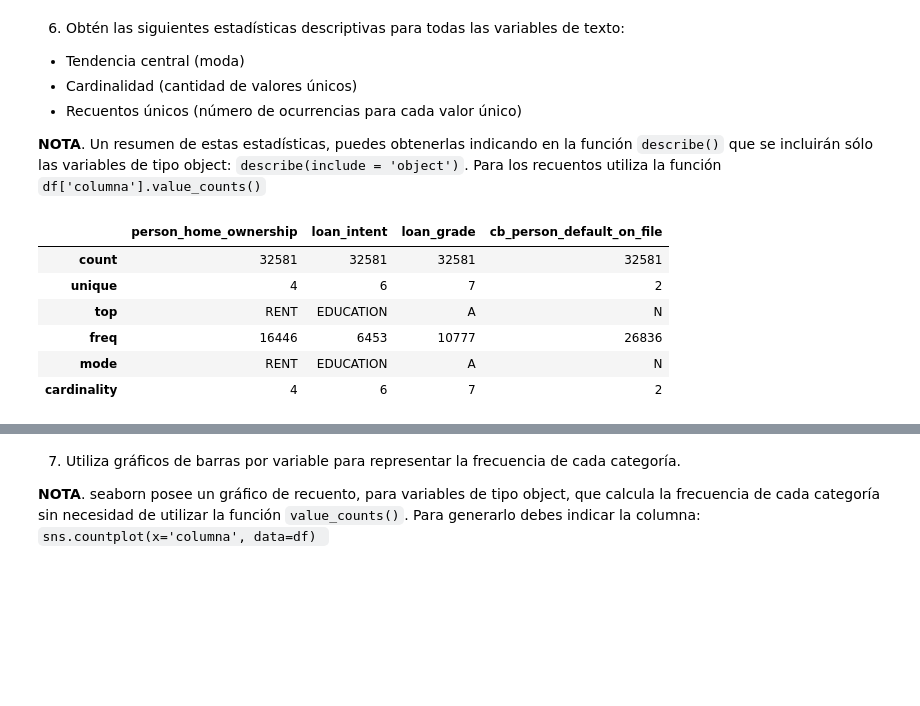
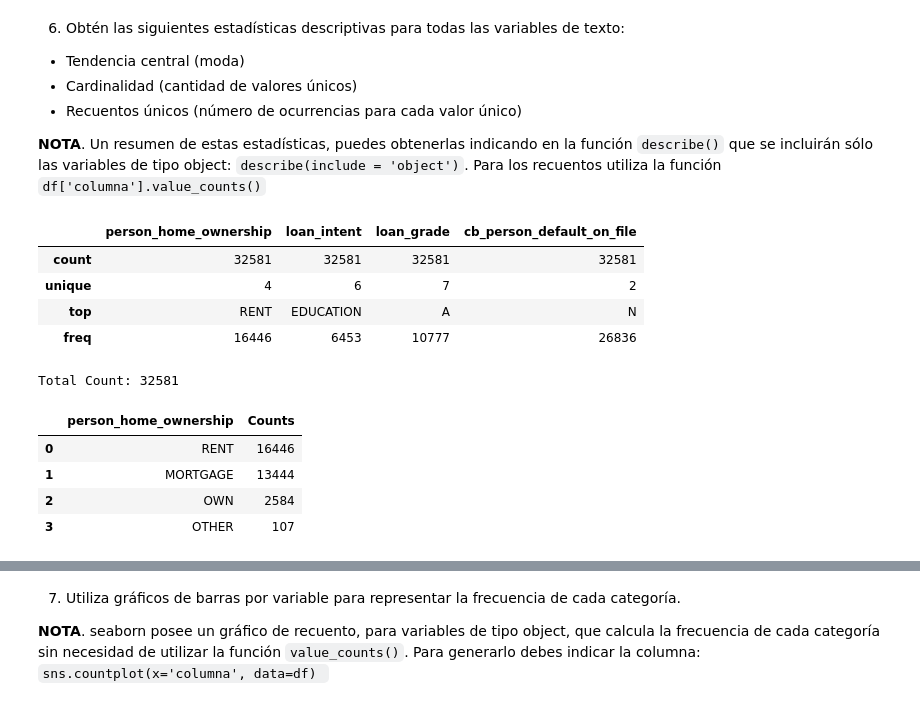
Before and after one commit to GeminiNetSailor/Data-science-and-analytics, a Jupyter notebook: 4.2 Actividad 4. EDA/Actividad4EDA.ipynb, the cells around one changed output, grey strips where cells are left out. Cells and saved outputs as stored; diff of their text form; code cells hidden in the pictures; blank space fills up the shorter version.

Commit message:
Fix and enhance unique counts for question 6 on categorical variable analysis.

```diff
--- a/4.2 Actividad 4. EDA/Actividad4EDA.ipynb
+++ b/4.2 Actividad 4. EDA/Actividad4EDA.ipynb
@@ -264,19 +264,12 @@ IQR_outliers
 *   Recuentos únicos (número de ocurrencias para cada valor único)
 
 **NOTA**. Un resumen de estas estadísticas, puedes obtenerlas indicando en la función `describe()` que se incluirán sólo las variables de tipo object: `describe(include = 'object')`. Para los recuentos utiliza la función `df['columna'].value_counts()`
-# %%
-df_text_descriptive_stats = df.describe(include=['object'])
-
-# Agregar moda y cardinalidad
-df_text_descriptive_stats.loc['mode'] = df.select_dtypes(include=['object']).mode().iloc[0]
-df_text_descriptive_stats.loc['cardinality'] = df.select_dtypes(include=['object']).nunique()
-
-df_text_descriptive_stats
-# %% [output]
-|  | person_home_ownership | loan_intent | loan_grade | cb_person_default_on_file |
-| count | 32581 | 32581 | 32581 | 32581 |
-| unique | 4 | 6 | 7 | 2 |
-| top | RENT | EDUCATION | A | N |
-| freq | 16446 | 6453 | 10777 | 26836 |
-| mode | RENT | EDUCATION | A | N |
-| cardinality | 4 | 6 | 7 | 2 |
+# %%
+df_text_descriptive = df.select_dtypes(include=['object'])
+df_text_descriptive.describe(include=['object'])
+# %% [output]
+|  | person_home_ownership | loan_intent | loan_grade | cb_person_default_on_file |
+| count | 32581 | 32581 | 32581 | 32581 |
+| unique | 4 | 6 | 7 | 2 |
+| top | RENT | EDUCATION | A | N |
+| freq | 16446 | 6453 | 10777 | 26836 |
@@ -282,0 +286,10 @@ df_text_descriptive_stats
+# %%
+print('Total Count:', unique_counts_dfs[columns[0]]['Counts'].sum())
+unique_counts_dfs[columns[0]]
+# %% [output]
+Total Count: 32581
+|  | person_home_ownership | Counts |
+| 0 | RENT | 16446 |
+| 1 | MORTGAGE | 13444 |
+| 2 | OWN | 2584 |
+| 3 | OTHER | 107 |
```
Also changed, not shown: parts of 4 cells of this notebook.
